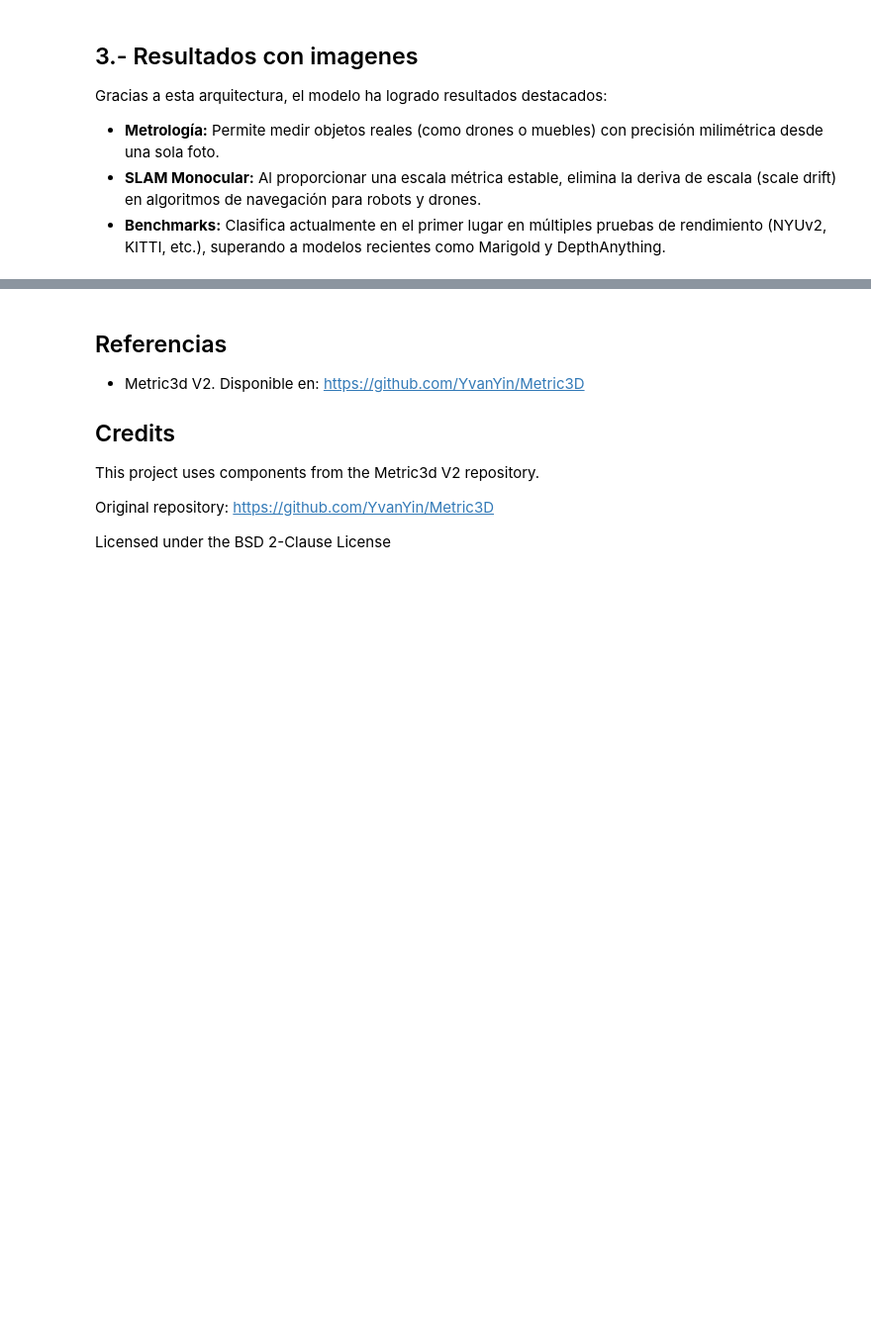
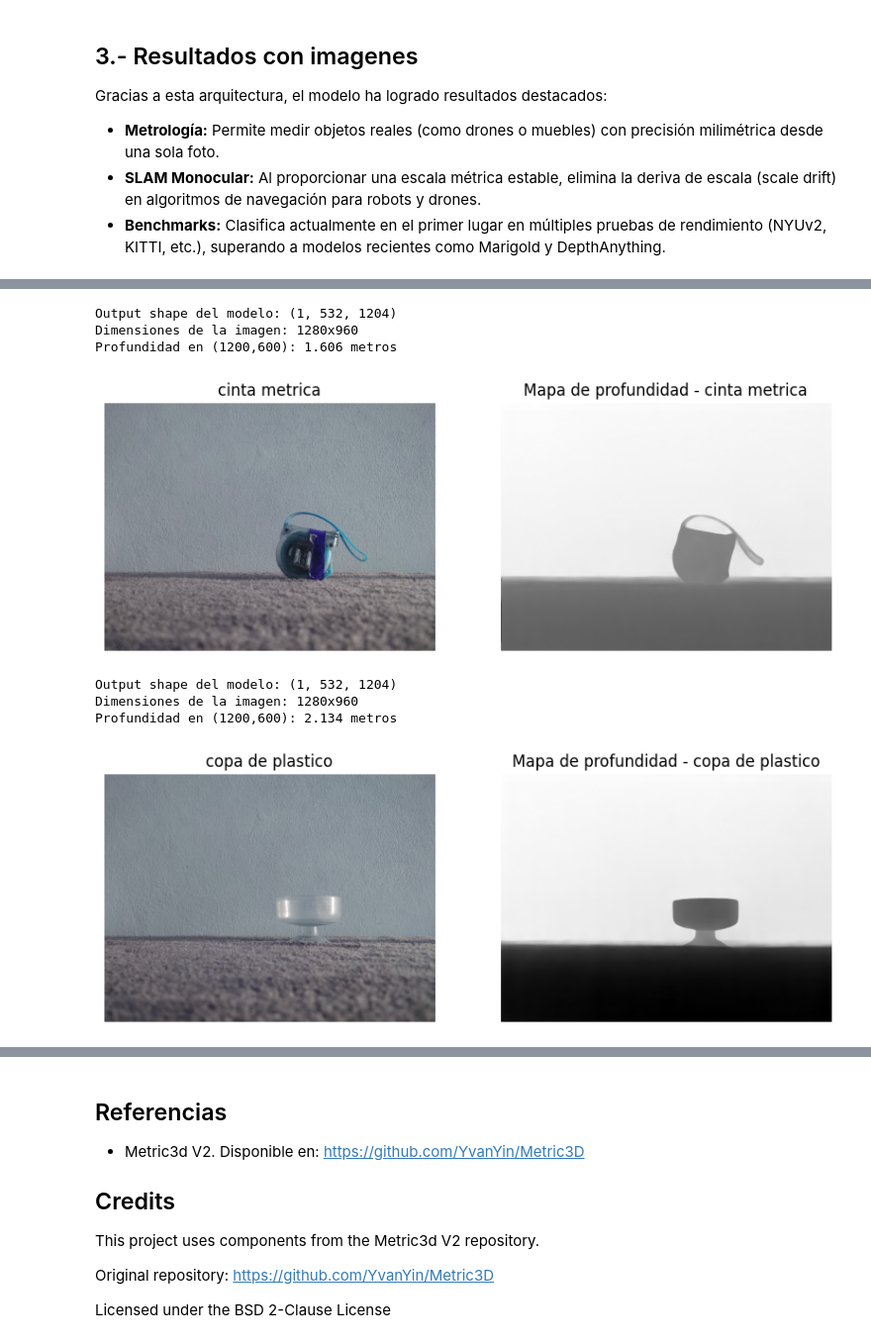
Before and after one commit to bspoloo/IC_MMP, a Jupyter notebook: Metric3D/metric3d.ipynb, the cells around one changed output, grey strips where cells are left out. Shown at 99% size. Saved outputs shown, nothing was run; the diff lists cells and outputs as text; code cells hidden in the pictures; blank space fills up the shorter version.

```diff
--- a/Metric3D/metric3d.ipynb
+++ b/Metric3D/metric3d.ipynb
@@ -194,0 +237,29 @@ The actual output of onnxruntime session for the dummy set: outputs[0].shape=(1,
+# %%
+import os
+
+def get_objects_folder(folder_path):
+    objects = []
+    for filename in os.listdir(folder_path):
+        if filename.endswith(('.jpg', '.jpeg', '.png')):
+            objects.append(os.path.join(folder_path, filename))
+            # objects.append(filename)
+    return objects
+# %%
+def infer_folder_images(folder_path):
+    images = get_objects_folder(folder_path)
+    for image in images:
+        onnx_model="./checkpoints/v2-L-ONNX/model.onnx"
+        get_infer_image(onnx_model, name=os.path.splitext(os.path.basename(image))[0], input_image=image, output_image=f"./assets/results/{os.path.splitext(os.path.basename(image))[0]}_metric3d.jpeg", x=1200, y=600)  # Inferir la imagen utilizando el modelo seleccionado
+# %%
+folder_path = '../assets/home'
+
+infer_folder_images(folder_path)
+# %% [output]
+Output shape del modelo: (1, 532, 1204)
+Dimensiones de la imagen: 1280x960
+Profundidad en (1200,600): 1.606 metros
+[figure, added]
+Output shape del modelo: (1, 532, 1204)
+Dimensiones de la imagen: 1280x960
+Profundidad en (1200,600): 2.134 metros
+[figure, added]
```
Also changed, not shown: parts of 6 cells of this notebook, 4 other files.
